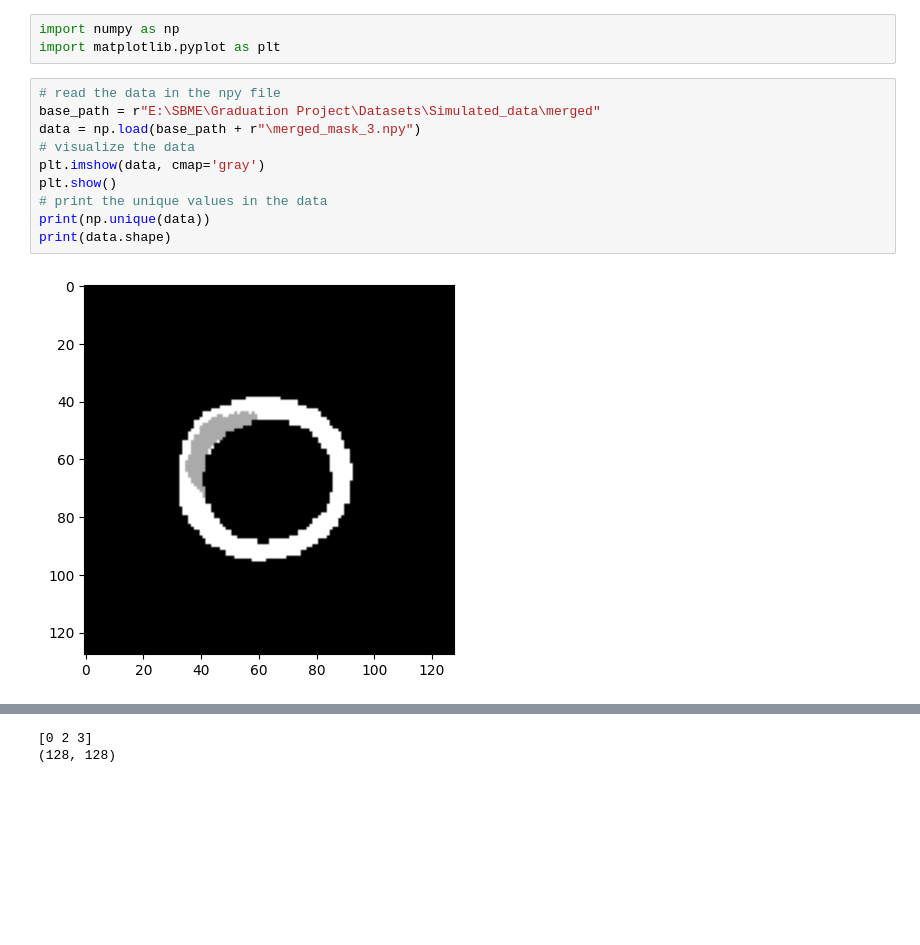
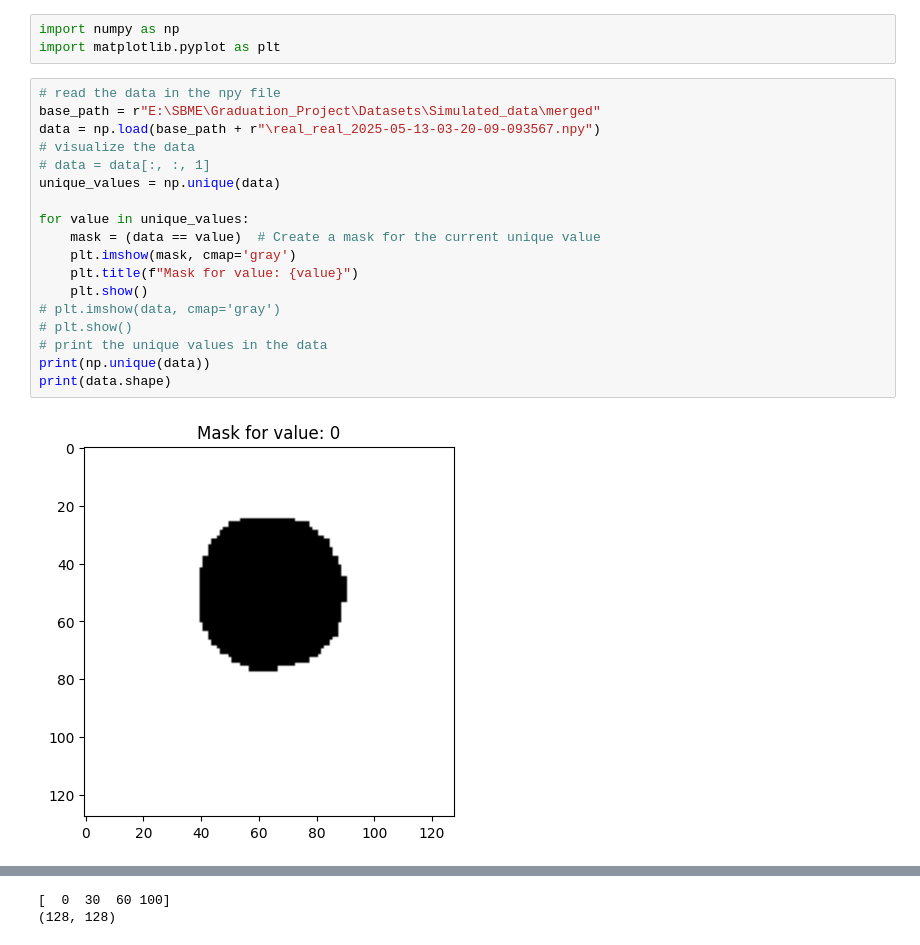
Before and after one commit to Omarnbl/InfDE_Project, a Jupyter notebook: Code/Refactored_Simulator/read_npy.ipynb, the cells around one changed output, grey strips where cells are left out. Saved outputs shown, nothing was run; the diff lists cells and outputs as text; blank space fills up the shorter version.

Commit message:
fixed the no_reflow bug
The no_reflow did not show in any of the results of the real_real data

```diff
--- a/Code/Refactored_Simulator/read_npy.ipynb
+++ b/Code/Refactored_Simulator/read_npy.ipynb
@@ -3,13 +3,21 @@ import numpy as np
 import matplotlib.pyplot as plt
 # %%
 # read the data in the npy file
-base_path = r"E:\SBME\Graduation Project\Datasets\Simulated_data\merged"
-data = np.load(base_path + r"\merged_mask_3.npy")
+base_path = r"E:\SBME\Graduation_Project\Datasets\Simulated_data\merged"
+data = np.load(base_path + r"\real_real_2025-05-13-03-20-09-093567.npy")
 # visualize the data
-plt.imshow(data, cmap='gray')
-plt.show()
+# data = data[:, :, 1]
+unique_values = np.unique(data)
+
+for value in unique_values:
+    mask = (data == value)  # Create a mask for the current unique value
+    plt.imshow(mask, cmap='gray')
+    plt.title(f"Mask for value: {value}")
+    plt.show()
+# plt.imshow(data, cmap='gray')
+# plt.show()
 # print the unique values in the data
 print(np.unique(data))
 print(data.shape)
 # %% [output]
-[figure, old version]
+[figure, new version]
@@ -16,2 +27,2 @@ print(data.shape)
-[0 2 3]
+[  0  30  60 100]
 (128, 128)
```
Also changed, not shown: parts of 1 cell of this notebook, 9 other files.
